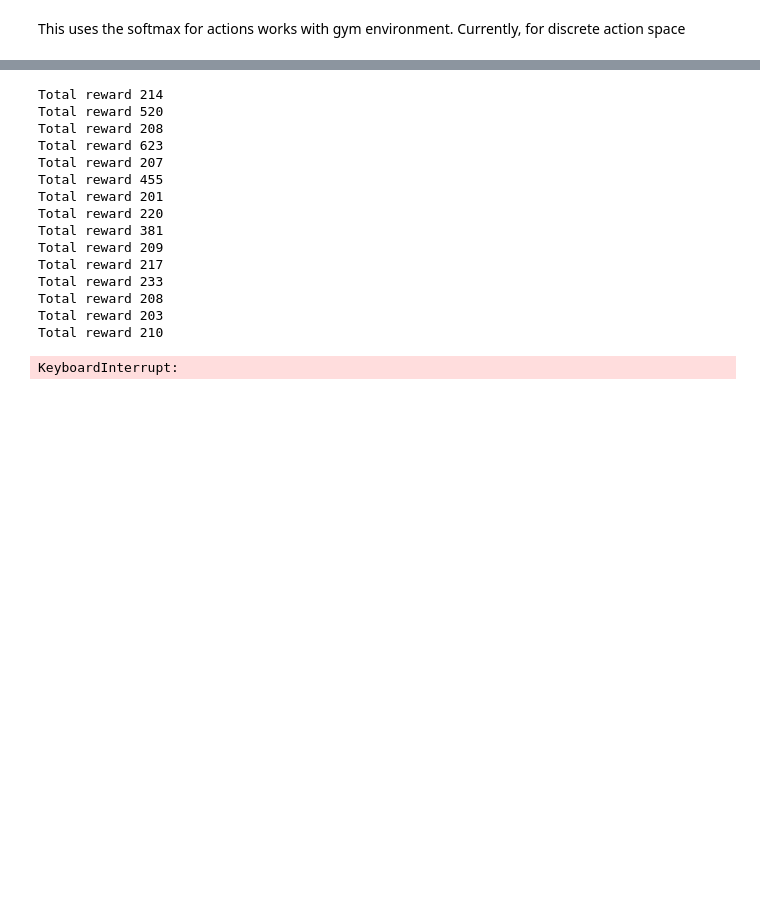
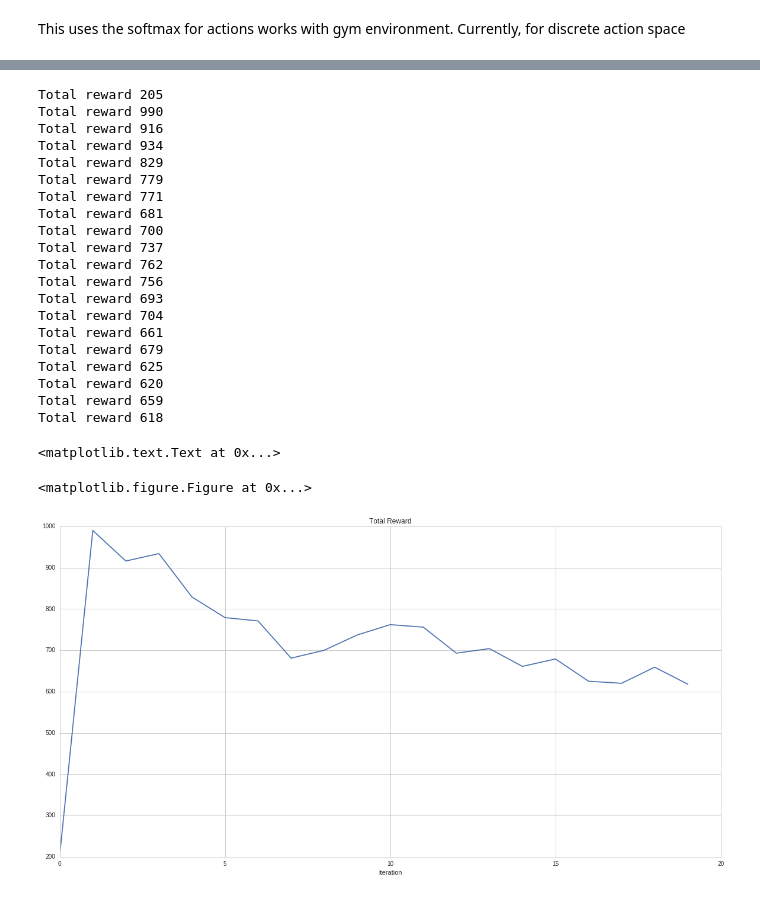
Before and after one commit to girishsk/rlex, a Jupyter notebook: doc/TensorFlow_Tutorial.ipynb, the cells around one changed output, grey strips where cells are left out. Drawn from its saved outputs; the diff is of its cells as text; code cells hidden in the pictures; blank space fills up the shorter version.

```diff
--- a/doc/TensorFlow_Tutorial.ipynb
+++ b/doc/TensorFlow_Tutorial.ipynb
@@ -322,8 +320,8 @@ env = gym.make('CartPole-v0')
 rf = ReinforceDiscreteAgent(env)
 rs = []
 for i in range(20):
-    states,actions,returns,total_reward = rf.collect_trajectories(env,100)
-    rf.learn(opt,0.01,states,actions,returns,100,20)
+    states,actions,returns,total_reward = rf.collect_trajectories(env,200)
+    rf.learn(opt,0.01,states,actions,returns,n_iter=100,n_batchsize=100)
     states = None
     actions = None
     returns = None
@@ -338,19 +336,26 @@ axarr.set_xlabel("iteration")
-Total reward 214
-Total reward 520
-Total reward 208
-Total reward 623
-Total reward 207
-Total reward 455
-Total reward 201
-Total reward 220
-Total reward 381
-Total reward 209
-Total reward 217
-Total reward 233
-Total reward 208
-Total reward 203
-Total reward 210
+Total reward 205
+Total reward 990
+Total reward 916
+Total reward 934
+Total reward 829
+Total reward 779
+Total reward 771
+Total reward 681
+Total reward 700
+Total reward 737
+Total reward 762
+Total reward 756
+Total reward 693
+Total reward 704
+Total reward 661
+Total reward 679
+Total reward 625
+Total reward 620
+Total reward 659
+Total reward 618
-KeyboardInterrupt:
+<matplotlib.text.Text at 0x...>
+<matplotlib.figure.Figure at 0x...>
+[figure, added]
 # %%
 import gym
 from tensorflow.python.framework import ops
```
Also changed, not shown: parts of 9 cells of this notebook.
